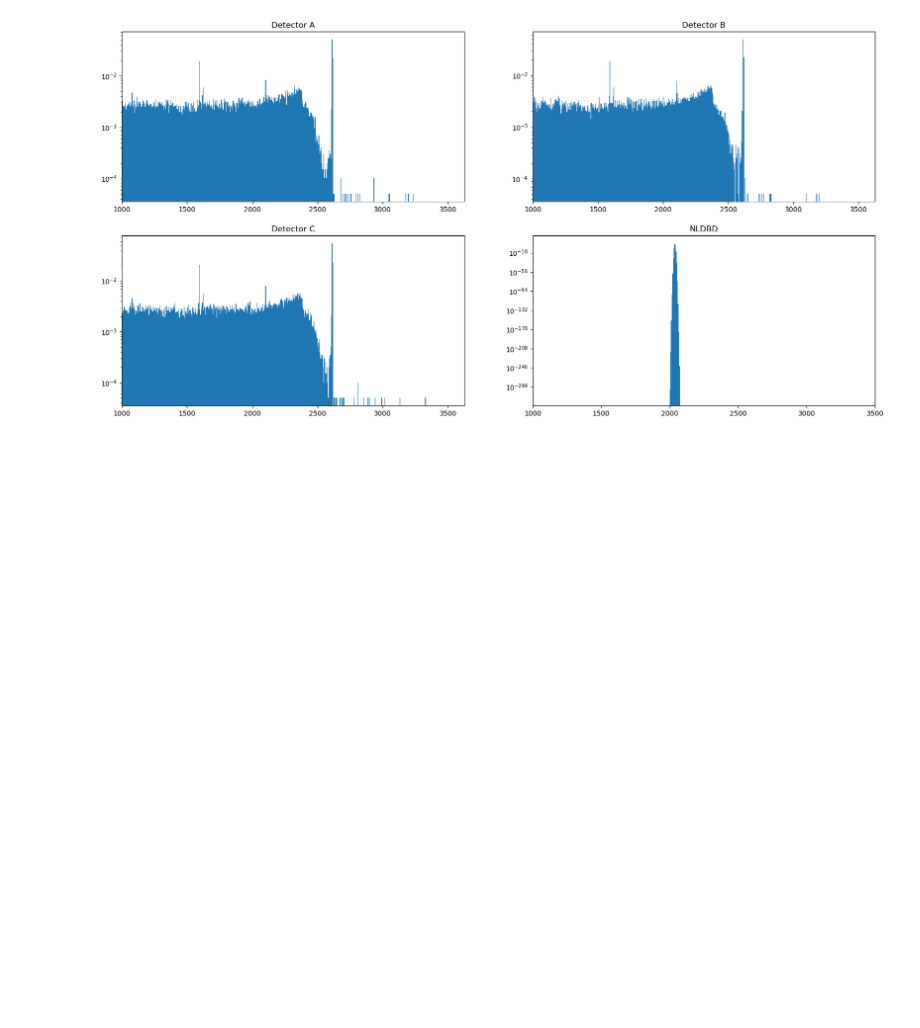
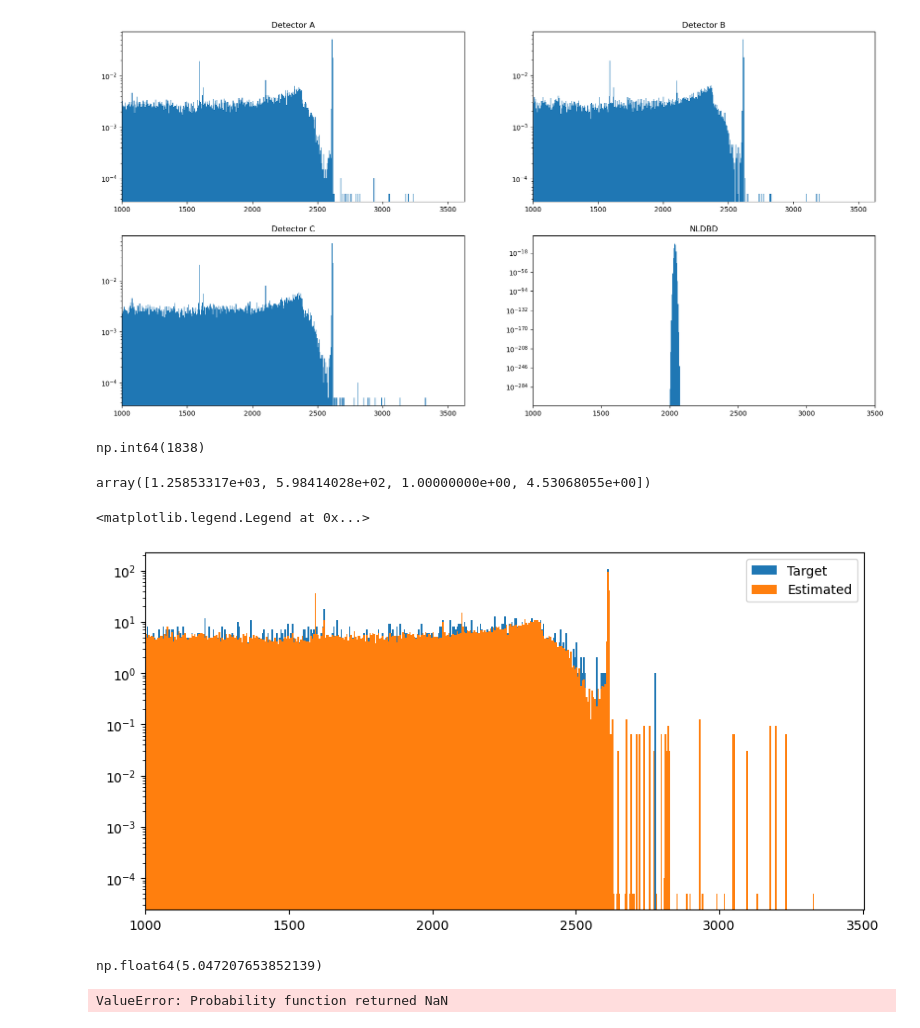
Before and after one commit to bucket420/dsc291-final, a Jupyter notebook: analysis.ipynb, the cells around one changed output. Cells and saved outputs as stored; diff of their text form; code cells hidden in the pictures; blank space fills up the shorter version.

```diff
--- a/analysis.ipynb
+++ b/analysis.ipynb
@@ -241,21 +241,26 @@ plt.show()
 # %% [output]
 [figure]
 # %%
-def hypothesis(thetas):
-    return thetas[0] * pdf_A + thetas[1] * pdf_B + thetas[2] * pdf_C + thetas[3] * pdf_N
+# theta = [theta_A, theta_B, theta_C, theta_N]
+def hypothesis(theta):
+    return theta[0] * pdf_A + theta[1] * pdf_B + theta[2] * pdf_C + theta[3] * pdf_N
 
-def log_likelihood(target_hist, thetas):
-    mu = hypothesis(thetas)
-    non_zero_bins = target_hist[target_hist > 0]
-    non_zero_bins_mu = mu[target_hist > 0]
-    zero_bins_mu = mu[target_hist == 0]
+def log_likelihood(theta, target_hist):
+    mu = hypothesis(theta)
+    non_zero_bins = target_hist[(target_hist > 0) & (mu > 0)]
+    non_zero_bins_mu = mu[(target_hist > 0) & (mu > 0)]
+    zero_bins_mu = mu[~(target_hist > 0) & ~(mu > 0)]
 
     return np.sum(non_zero_bins * np.log(non_zero_bins_mu) - non_zero_bins_mu - non_zero_bins * np.log(non_zero_bins) + non_zero_bins) - np.sum(zero_bins_mu)
 
-def log_prior(thetas):
-    # Use Jeffreys prior for Poisson distribution
-    return  -np.sum(np.log(thetas))/2    # ???
+def log_prior(theta):
+    # Use Gaussian prior for theta_A and theta_B, Jeffreys prior for Poisson distribution for theta_C and theta_N
+    return np.log(gaussian(theta[0], 1350, 100)) + np.log(gaussian(theta[1], 770, 270)) - np.log(theta[2]) / 2 - np.log(theta[3]) / 2
 
-def acquisition_function(thetas):
+def log_posterior(theta, target_hist):
+    # Use the log-likelihood and log-prior to compute the log-posterior
+    return log_likelihood(theta, target_hist) + log_prior(theta)
+
+def acquisition_function(theta):
     # TODO
     pass
@@ -272,0 +267,4 @@ def mcmc(initial_thetas, max_steps=10000):
+# %%
+sum(selected_hist_Target)
+# %% [output]
+np.int64(1838)
@@ -272,0 +274,25 @@ def mcmc(initial_thetas, max_steps=10000):
+# %%
+from scipy.optimize import minimize
+
+theta_initial = np.array([1350, 770, 1000, 1000])
+theta_est = minimize(lambda theta: -log_posterior(theta, selected_hist_Target), theta_initial, bounds=[(1, None), (1, None), (1, None), (1, None)]).x
+# %%
+theta_est
+# %% [output]
+array([1.25853317e+03, 5.98414028e+02, 1.00000000e+00, 4.53068055e+00])
+# %%
+result_hist = hypothesis(theta_est)
+plt.figure(figsize=(10, 5))
+plt.stairs(selected_hist_Target, bins_Target, label='Target', fill=True)
+plt.stairs(result_hist, bins_Target, label='Estimated', fill=True)
+plt.yscale('log')
+plt.xlim(energy_lower_limit, energy_upper_limit + bin_width)
+plt.legend()
+# %% [output]
+<matplotlib.legend.Legend at 0x...>
+[figure, added]
+# %%
+TPR = metrics(selected_threshold)[0]
+theta_est[3] / TPR
+# %% [output]
+np.float64(5.047207653852139)
@@ -272,0 +306,4 @@ def mcmc(initial_thetas, max_steps=10000):
+# %%
+sampler.run_mcmc(initial_theta, 1000, progress=True)
+# %% [output]
+ValueError: Probability function returned NaN
```
Also changed, not shown: parts of 4 cells of this notebook.
